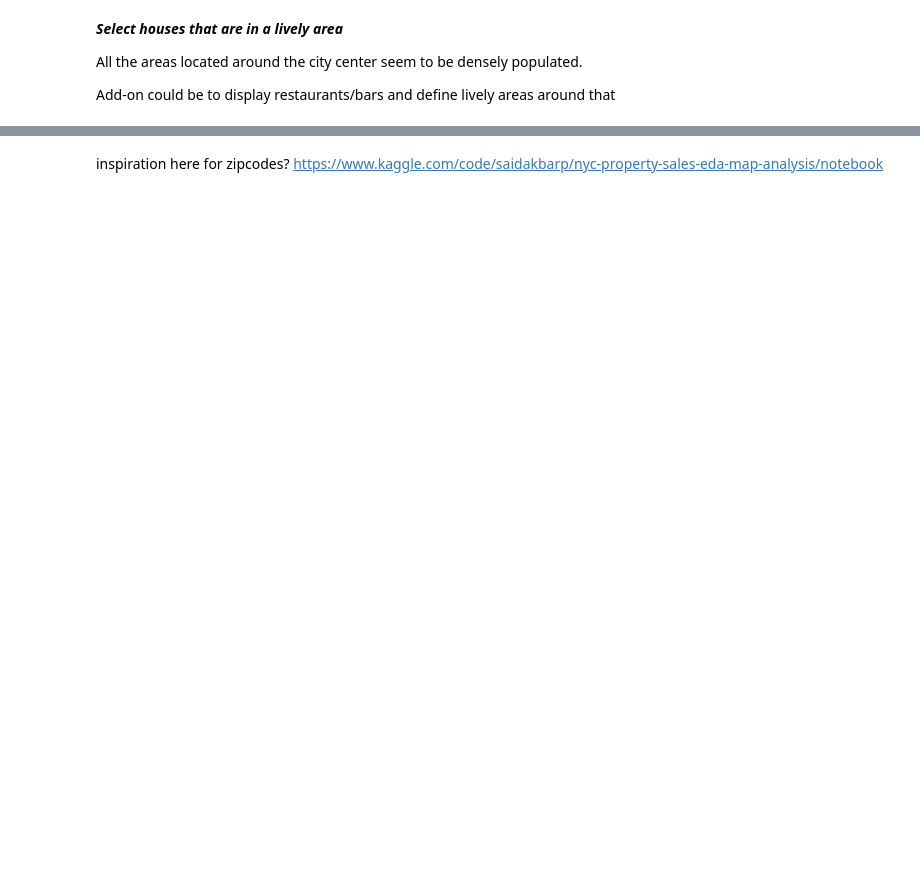
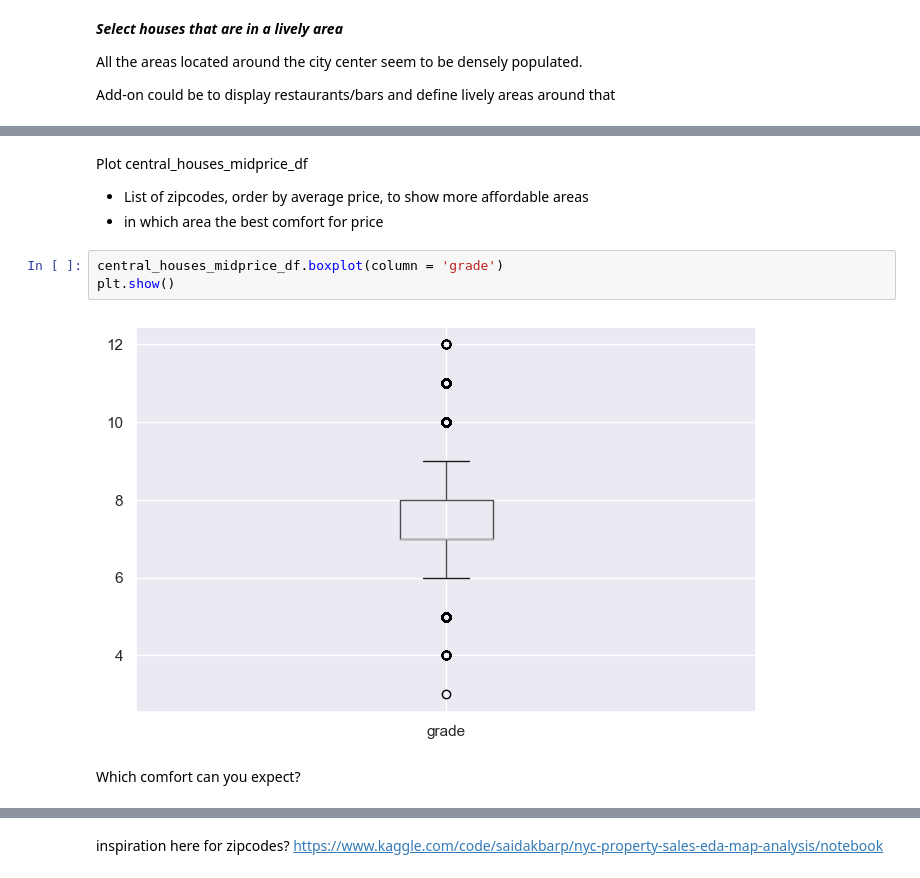
Before and after one commit to eockfen/EDA_King_County_home_sales, a Jupyter notebook: EDA.ipynb, the cells around one changed output, grey strips where cells are left out. Drawn from its saved outputs; the diff is of its cells as text; blank space fills up the shorter version.

```diff
--- a/EDA.ipynb
+++ b/EDA.ipynb
@@ -607,0 +709,12 @@ basemap # render the map
+# %% [markdown]
+Plot central_houses_midprice_df
+
+* List of zipcodes, order by average price, to show more affordable areas
+* in which area the best comfort for price
+# %%
+central_houses_midprice_df.boxplot(column = 'grade')
+plt.show()
+# %% [output]
+[figure, added]
+# %% [markdown]
+Which comfort can you expect?
```
Also changed, not shown: parts of 16 cells of this notebook.
